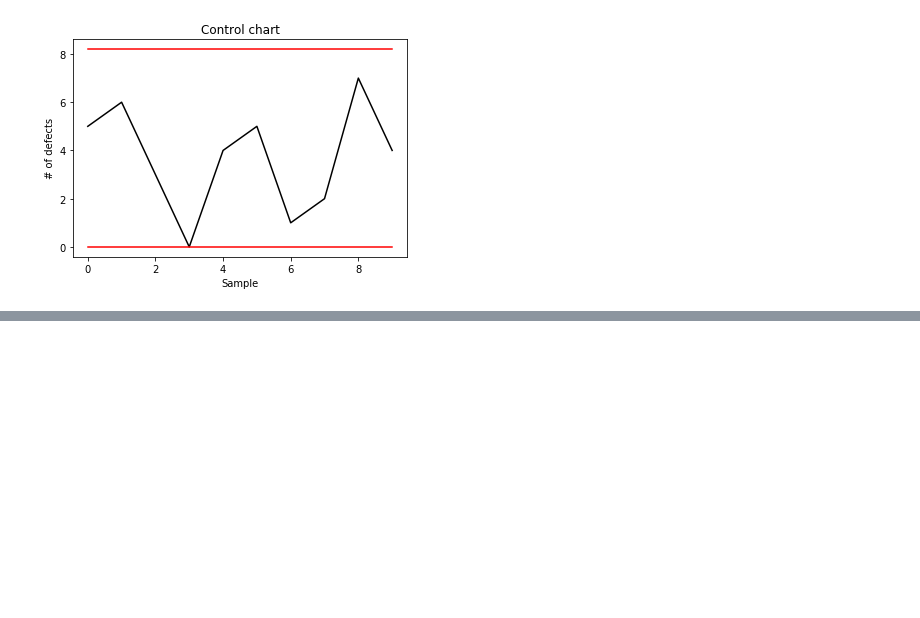
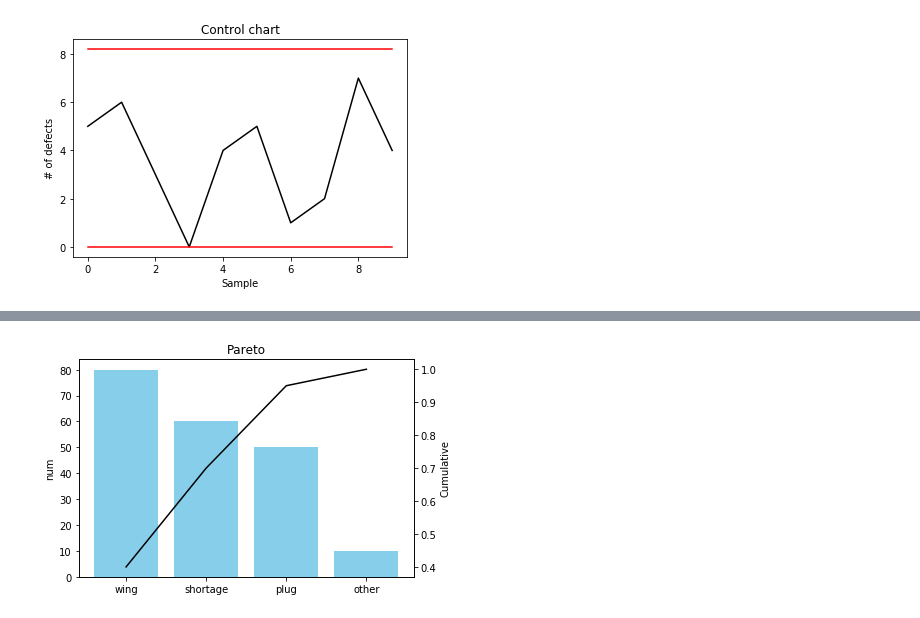
Before and after one commit to eponkratova/statistics, a Jupyter notebook: code.ipynb, the cells around one changed output, grey strips where cells are left out. Drawn from its saved outputs; the diff is of its cells as text; code cells hidden in the pictures; blank space fills up the shorter version.

```diff
--- a/code.ipynb
+++ b/code.ipynb
@@ -2312,0 +2368,16 @@ plt.show()
+# %%
+#Paretto chart
+#Creating a dataset
+raw = [
+{'reason': 'wing', 'num': 80},
+{'reason': 'shortage', 'num': 60},
+{'reason': 'plug', 'num': 50},
+{'reason': 'other', 'num': 10}
+               ]
+
+df = pd.DataFrame(raw).sort_values(by = 'num', ascending = False)
+t = df.num.sum()
+
+#Calculating % & cum percentage
+df['percentage'] = df.num.divide(t)
+df['cum_perc'] = df.percentage.cumsum(); df
@@ -2312,0 +2390,17 @@ plt.show()
+# %%
+#Plotting the results
+fig, ax1 = plt.subplots()
+plt.bar('reason', 'num', data = df, color='skyblue')
+ax1.set_ylabel("num")
+
+ax2 = ax1.twinx()
+ax2.yaxis.set_label_position("right")
+plt.plot('reason', 'cum_perc', data = df, color='black')
+ax2.set_xlabel("Value")
+ax2.set_ylabel("Cumulative")
+
+plt.title('Pareto')
+
+plt.show()
+# %% [output]
+[figure, added]
```
Also changed, not shown: parts of 5 cells of this notebook.
